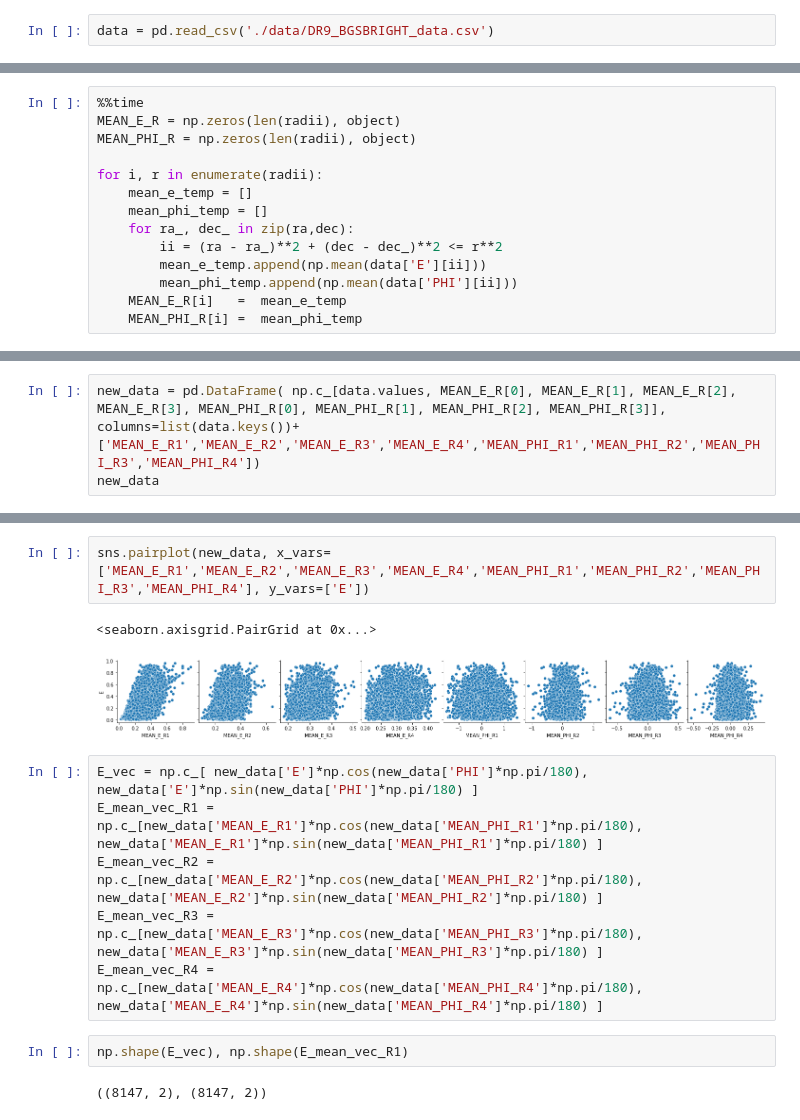
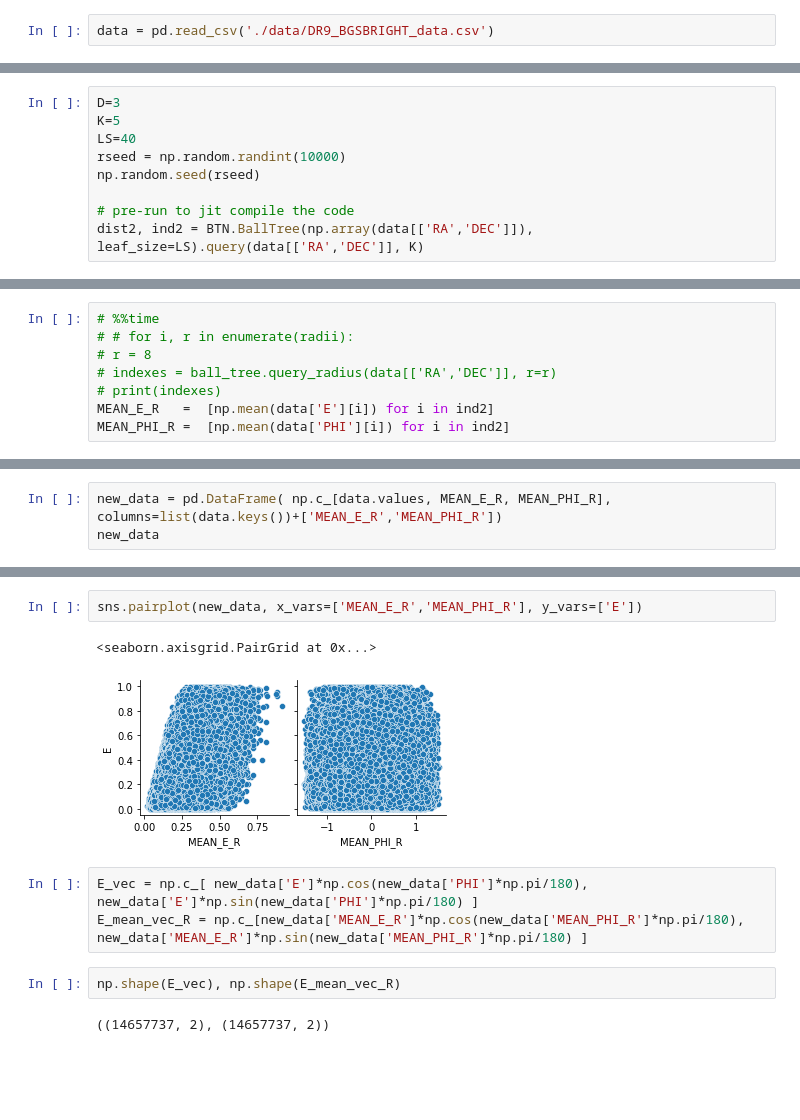
Before and after one commit to jsuarez314/alignment_desi, a Jupyter notebook: Aligment_BGSBRIGHT.ipynb, the cells around one changed output, grey strips where cells are left out. Saved outputs shown, nothing was run; the diff lists cells and outputs as text; blank space fills up the shorter version.

```diff
--- a/Aligment_BGSBRIGHT.ipynb
+++ b/Aligment_BGSBRIGHT.ipynb
@@ -37,0 +36,9 @@ for r in radii:
+# %%
+D=3
+K=5
+LS=40
+rseed = np.random.randint(10000)
+np.random.seed(rseed)
+
+# pre-run to jit compile the code
+dist2, ind2 = BTN.BallTree(np.array(data[['RA','DEC']]), leaf_size=LS).query(data[['RA','DEC']], K)
@@ -38,14 +60,8 @@ for r in radii:
 # %%
-%%time
-MEAN_E_R = np.zeros(len(radii), object)
-MEAN_PHI_R = np.zeros(len(radii), object)
-
-for i, r in enumerate(radii):
-    mean_e_temp = []
-    mean_phi_temp = []
-    for ra_, dec_ in zip(ra,dec):
-        ii = (ra - ra_)**2 + (dec - dec_)**2 <= r**2
-        mean_e_temp.append(np.mean(data['E'][ii]))
-        mean_phi_temp.append(np.mean(data['PHI'][ii]))
-    MEAN_E_R[i]   =  mean_e_temp
-    MEAN_PHI_R[i] =  mean_phi_temp
+# %%time
+# # for i, r in enumerate(radii):
+# r = 8
+# indexes = ball_tree.query_radius(data[['RA','DEC']], r=r)
+# print(indexes)
+MEAN_E_R   =  [np.mean(data['E'][i]) for i in ind2]
+MEAN_PHI_R =  [np.mean(data['PHI'][i]) for i in ind2]
@@ -55,4 +68,4 @@ Wall time: 16.1 s
 # %%
-new_data = pd.DataFrame( np.c_[data.values, MEAN_E_R[0], MEAN_E_R[1], MEAN_E_R[2], MEAN_E_R[3], MEAN_PHI_R[0], MEAN_PHI_R[1], MEAN_PHI_R[2], MEAN_PHI_R[3]], columns=list(data.keys())+['MEAN_E_R1','MEAN_E_R2','MEAN_E_R3','MEAN_E_R4','MEAN_PHI_R1','MEAN_PHI_R2','MEAN_PHI_R3','MEAN_PHI_R4'])
+new_data = pd.DataFrame( np.c_[data.values, MEAN_E_R, MEAN_PHI_R], columns=list(data.keys())+['MEAN_E_R','MEAN_PHI_R'])
 new_data
 # %% [output]
@@ -72,16 +85,13 @@ new_data
 # %%
-sns.pairplot(new_data, x_vars=['MEAN_E_R1','MEAN_E_R2','MEAN_E_R3','MEAN_E_R4','MEAN_PHI_R1','MEAN_PHI_R2','MEAN_PHI_R3','MEAN_PHI_R4'], y_vars=['E'])
+sns.pairplot(new_data, x_vars=['MEAN_E_R','MEAN_PHI_R'], y_vars=['E'])
 # %% [output]
 <seaborn.axisgrid.PairGrid at 0x...>
-[figure, old version]
+[figure, new version]
 # %%
 E_vec = np.c_[ new_data['E']*np.cos(new_data['PHI']*np.pi/180), new_data['E']*np.sin(new_data['PHI']*np.pi/180) ]
-E_mean_vec_R1 = np.c_[new_data['MEAN_E_R1']*np.cos(new_data['MEAN_PHI_R1']*np.pi/180),  new_data['MEAN_E_R1']*np.sin(new_data['MEAN_PHI_R1']*np.pi/180) ]
-E_mean_vec_R2 = np.c_[new_data['MEAN_E_R2']*np.cos(new_data['MEAN_PHI_R2']*np.pi/180),  new_data['MEAN_E_R2']*np.sin(new_data['MEAN_PHI_R2']*np.pi/180) ]
-E_mean_vec_R3 = np.c_[new_data['MEAN_E_R3']*np.cos(new_data['MEAN_PHI_R3']*np.pi/180),  new_data['MEAN_E_R3']*np.sin(new_data['MEAN_PHI_R3']*np.pi/180) ]
-E_mean_vec_R4 = np.c_[new_data['MEAN_E_R4']*np.cos(new_data['MEAN_PHI_R4']*np.pi/180),  new_data['MEAN_E_R4']*np.sin(new_data['MEAN_PHI_R4']*np.pi/180) ]
+E_mean_vec_R = np.c_[new_data['MEAN_E_R']*np.cos(new_data['MEAN_PHI_R']*np.pi/180),  new_data['MEAN_E_R']*np.sin(new_data['MEAN_PHI_R']*np.pi/180) ]
 # %%
-np.shape(E_vec), np.shape(E_mean_vec_R1)
+np.shape(E_vec), np.shape(E_mean_vec_R)
 # %% [output]
-((8147, 2), (8147, 2))
+((14657737, 2), (14657737, 2))
 # %%
```
Also changed, not shown: parts of 16 cells of this notebook, 1 other file.
